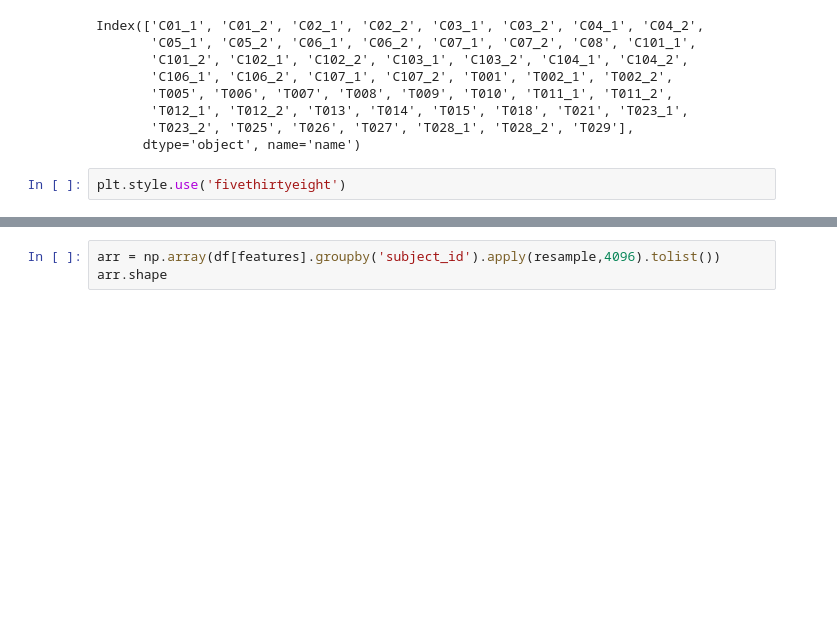
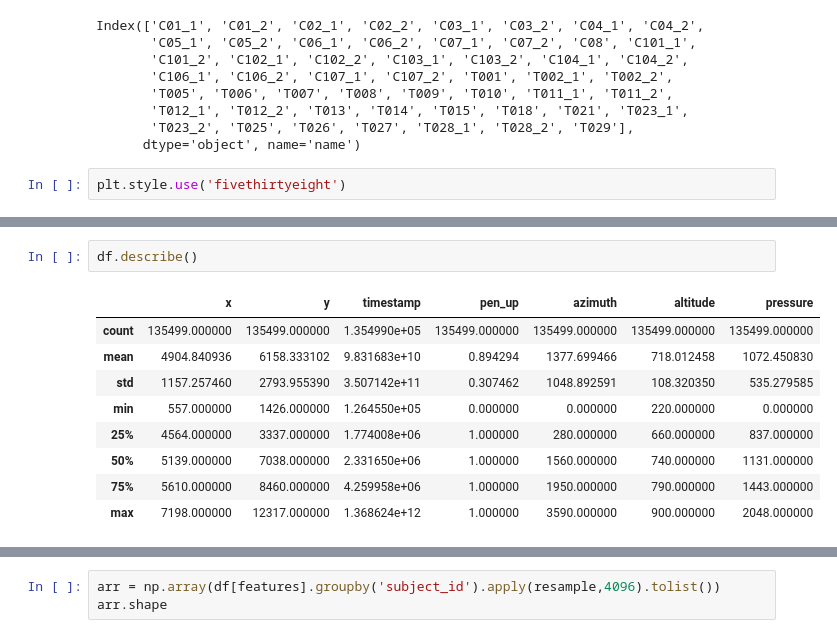
Before and after one commit to spolex/spiral, a Jupyter notebook: notebooks/202208_airflow_pipes_debugging.ipynb, the cells around one changed output, grey strips where cells are left out. Saved outputs shown, nothing was run; the diff lists cells and outputs as text; blank space fills up the shorter version.

```diff
--- a/notebooks/202208_airflow_pipes_debugging.ipynb
+++ b/notebooks/202208_airflow_pipes_debugging.ipynb
@@ -46,3 +47,15 @@ df.head()
 | C107_2 | 3870 | 5330 | 1368624260531 | 0 | 120 | 590 | 0 |
 | C107_2 | 5310 | 7740 | 1368624263405 | 0 | 120 | 590 | 0 |
 | C107_2 | 5306 | 7747 | 5208200 | 0 | 2620 | 520 | 0 |
+# %%
+df.describe()
+# %% [output]
+|  | x | y | timestamp | pen_up | azimuth | altitude | pressure |
+| count | 135499.000000 | 135499.000000 | 1.354990e+05 | 135499.000000 | 135499.000000 | 135499.000000 | 135499.000000 |
+| mean | 4904.840936 | 6158.333102 | 9.831683e+10 | 0.894294 | 1377.699466 | 718.012458 | 1072.450830 |
+| std | 1157.257460 | 2793.955390 | 3.507142e+11 | 0.307462 | 1048.892591 | 108.320350 | 535.279585 |
+| min | 557.000000 | 1426.000000 | 1.264550e+05 | 0.000000 | 0.000000 | 220.000000 | 0.000000 |
+| 25% | 4564.000000 | 3337.000000 | 1.774008e+06 | 1.000000 | 280.000000 | 660.000000 | 837.000000 |
+| 50% | 5139.000000 | 7038.000000 | 2.331650e+06 | 1.000000 | 1560.000000 | 740.000000 | 1131.000000 |
+| 75% | 5610.000000 | 8460.000000 | 4.259958e+06 | 1.000000 | 1950.000000 | 790.000000 | 1443.000000 |
+| max | 7198.000000 | 12317.000000 | 1.368624e+12 | 1.000000 | 3590.000000 | 900.000000 | 2048.000000 |
```
Also changed, not shown: parts of 10 cells of this notebook, 22 other files.
